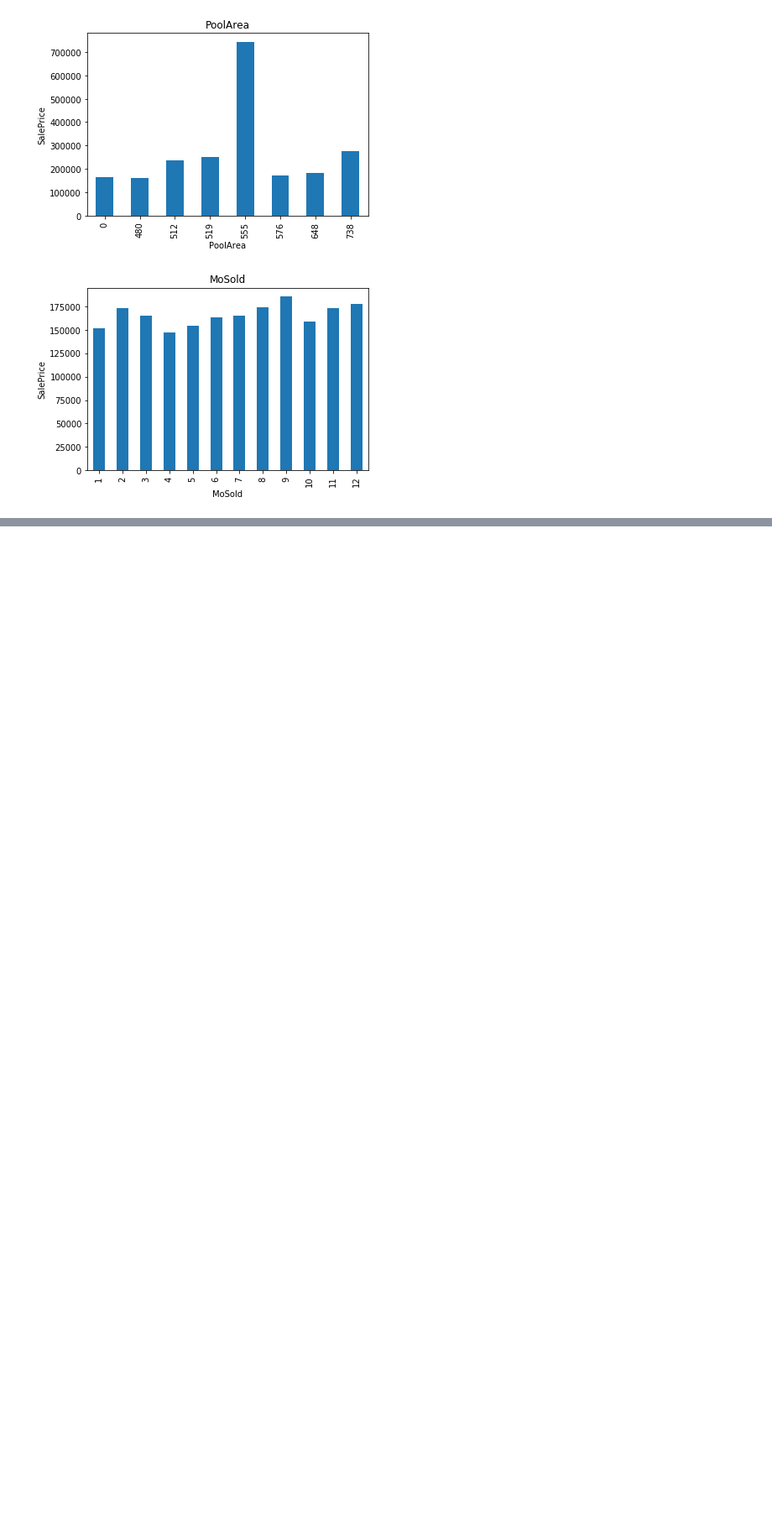
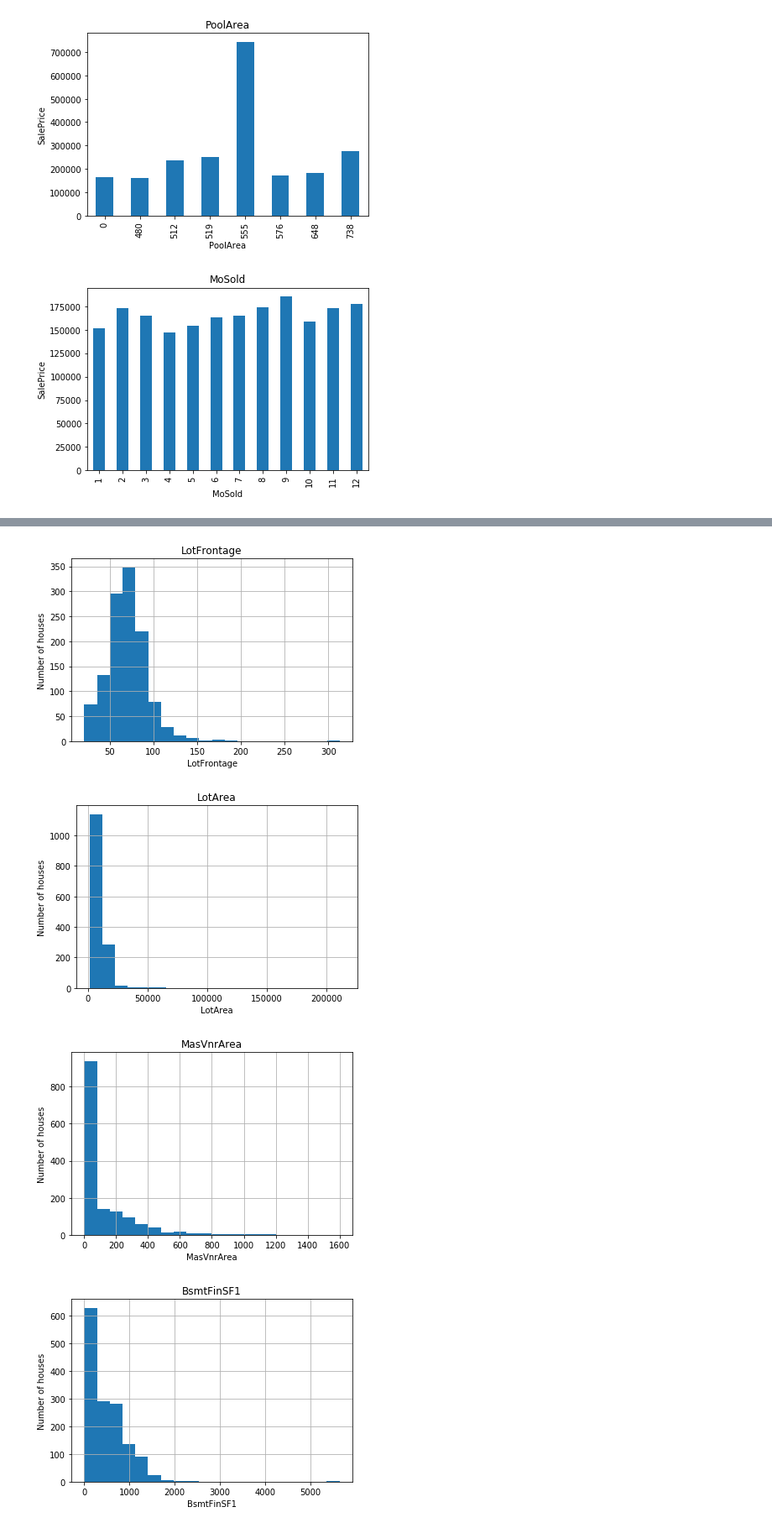
Before and after one commit to Joseorina/deploy_ml_models, a Jupyter notebook: jupyter_notebooks/data_analysis.ipynb, the cells around one changed output, grey strips where cells are left out. Shown at 84% size. Saved outputs shown, nothing was run; the diff lists cells and outputs as text; code cells hidden in the pictures; blank space fills up the shorter version.

Commit message:
[continous variables]

```diff
--- a/jupyter_notebooks/data_analysis.ipynb
+++ b/jupyter_notebooks/data_analysis.ipynb
@@ -193,0 +196,3 @@ for var in discrete_var:
+# %%
+cont_var = [var for var in num_vars if var not in discrete_var+year_vars+['Id']]
+print('Number of continous variables: ', len(cont_var))
@@ -193,0 +210,16 @@ for var in discrete_var:
+# %%
+def analyze_continous(df, var):
+    df = df.copy()
+    df[var].hist(bins = 20)
+    plt.ylabel('Number of houses')
+    plt.xlabel(var)
+    plt.title(var)
+    plt.show()
+
+for var in cont_var:
+    analyze_continous(data, var)
+# %% [output]
+[figure, added]
+[figure, added]
+[figure, added]
+[figure, added]
```
Also changed, not shown: parts of 4 cells of this notebook.
